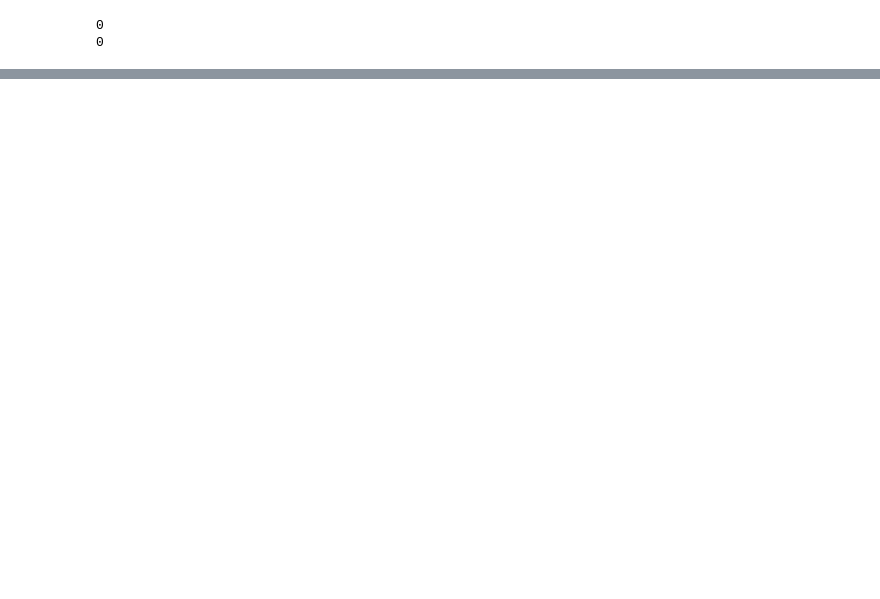
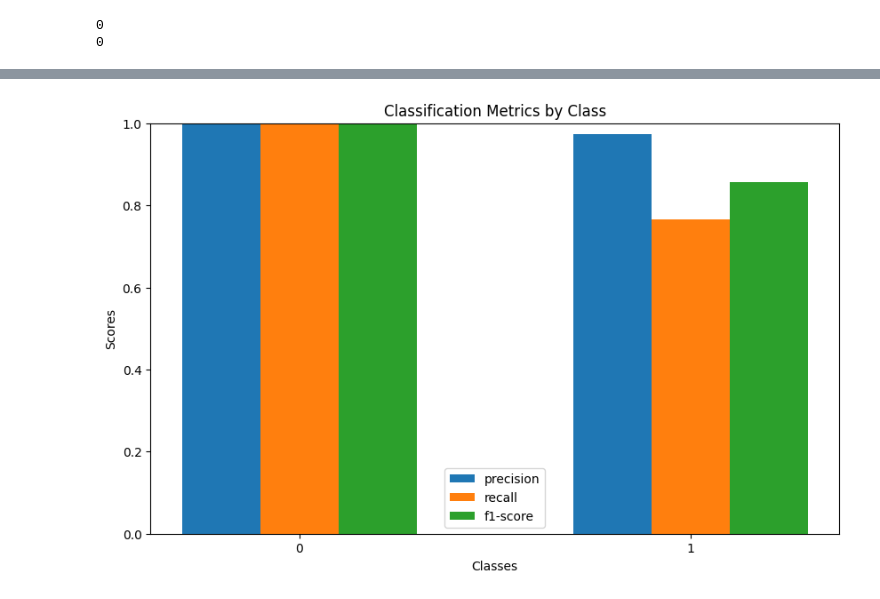
Before and after one commit to MuGrahiman/ML-Transaction-Fraud-Detection, a Jupyter notebook: FruadDetectionInTransaction.ipynb, the cells around one changed output, grey strips where cells are left out. Cells and saved outputs as stored; diff of their text form; code cells hidden in the pictures; blank space fills up the shorter version.

```diff
--- a/FruadDetectionInTransaction.ipynb
+++ b/FruadDetectionInTransaction.ipynb
@@ -130,0 +220,32 @@ plt.show()
+# %%
+
+# Assuming y_test and predictions are already defined
+report = classification_report(y_test, predictions, output_dict=True)
+
+# Extract metrics
+metrics = ['precision', 'recall', 'f1-score']
+classes = list(report.keys())[:-3]  # Exclude 'accuracy', 'macro avg', 'weighted avg'
+values = {metric: [report[cls][metric] for cls in classes] for metric in metrics}
+
+# Set up the bar diagram
+x = np.arange(len(classes))  # the label locations
+width = 0.2  # the width of the bars
+
+fig, ax = plt.subplots(figsize=(10, 6))
+
+# Create bars for each metric
+for i, metric in enumerate(metrics):
+    ax.bar(x + i * width, values[metric], width, label=metric)
+
+# Add some text for labels, title and custom x-axis tick labels, etc.
+ax.set_xlabel('Classes')
+ax.set_ylabel('Scores')
+ax.set_title('Classification Metrics by Class')
+ax.set_xticks(x + width)
+ax.set_xticklabels(classes)
+ax.legend()
+
+plt.ylim(0, 1)  # Set y-axis limits
+plt.show()
+# %% [output]
+[figure, added]
```
Also changed, not shown: parts of 21 cells of this notebook.
